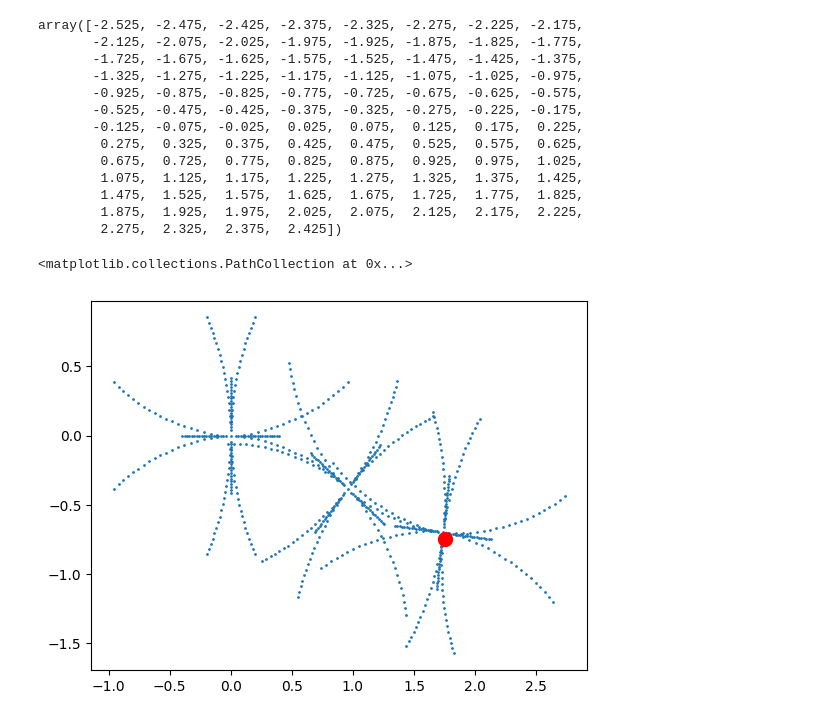
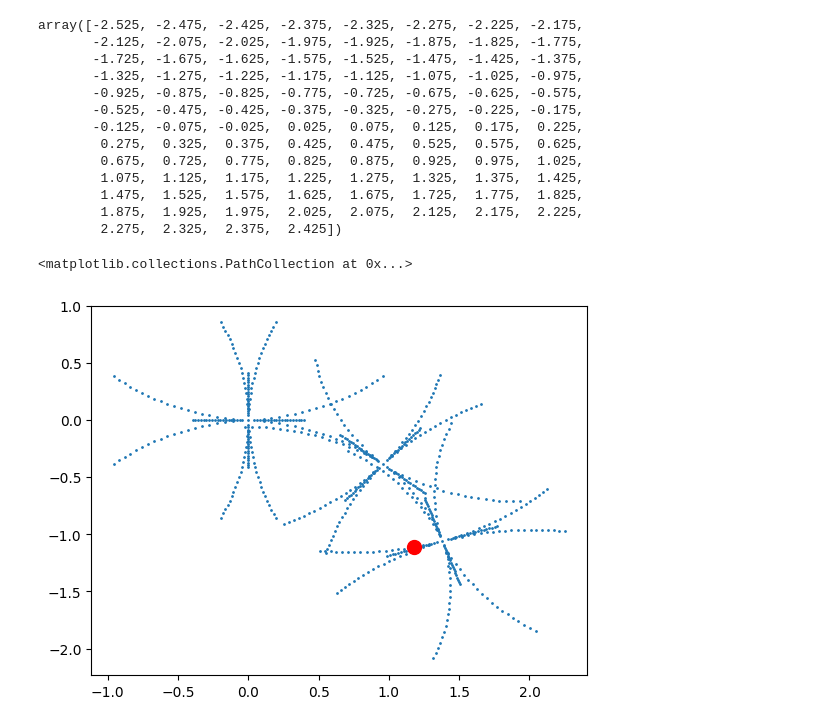
Before and after one commit to PRX-Kinodynamic/ML4KP-devel, a Jupyter notebook: vis.ipynb, the cells around one changed output. Cells and saved outputs as stored; diff of their text form; code cells hidden in the pictures.

```diff
--- a/vis.ipynb
+++ b/vis.ipynb
@@ -199,22 +199,22 @@ array([-2.525, -2.475, -2.425, -2.375, -2.325, -2.275, -2.225, -2.175,
         1.875,  1.925,  1.975,  2.025,  2.075,  2.125,  2.175,  2.225,
         2.275,  2.325,  2.375,  2.425])
 # %%
-file = "search_states/search_states_2.txt"
+file = "search_states/search_states_final.txt"
 lines = []
 with open(file, 'r') as f:
         all_data = f.readlines()
         goal_line = all_data[0]
         goal_line = goal_line.split(" # goal:")[-1].strip().split()
         goal_line = np.array(goal_line).astype(float)
         data = all_data[1:]
 
 
 for line in data:
     line = np.array(line.strip().split()).astype(float)
     lines.append(line)
 lines = np.array(lines)
 plt.scatter(lines[:, 0], lines[:, 1], s=1)
 plt.scatter(goal_line[0], goal_line[1], s=100, c='red')
 # %% [output]
 <matplotlib.collections.PathCollection at 0x...>
-[figure, old version]
+[figure, new version]
```
Also changed, not shown: parts of 1 cell of this notebook, 4 other files.
